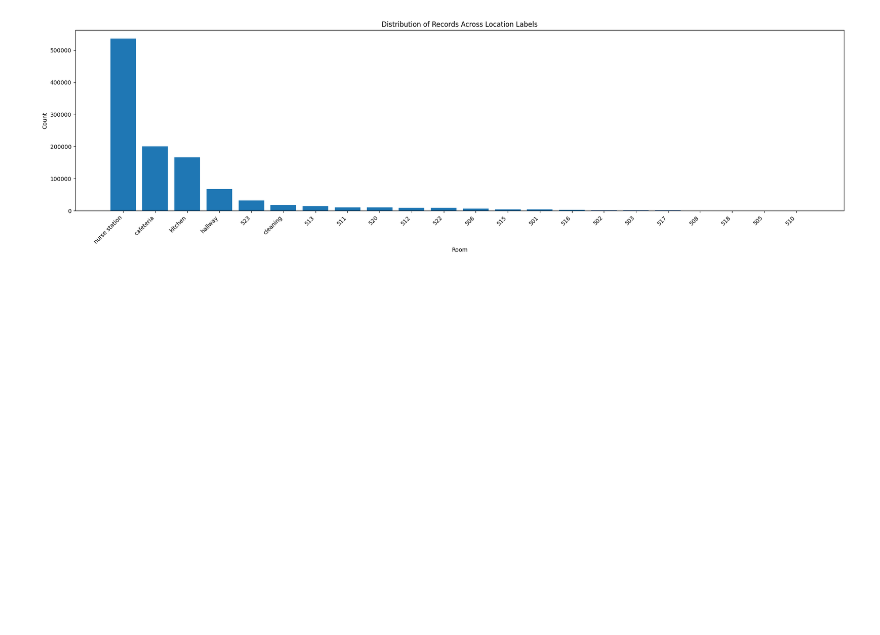
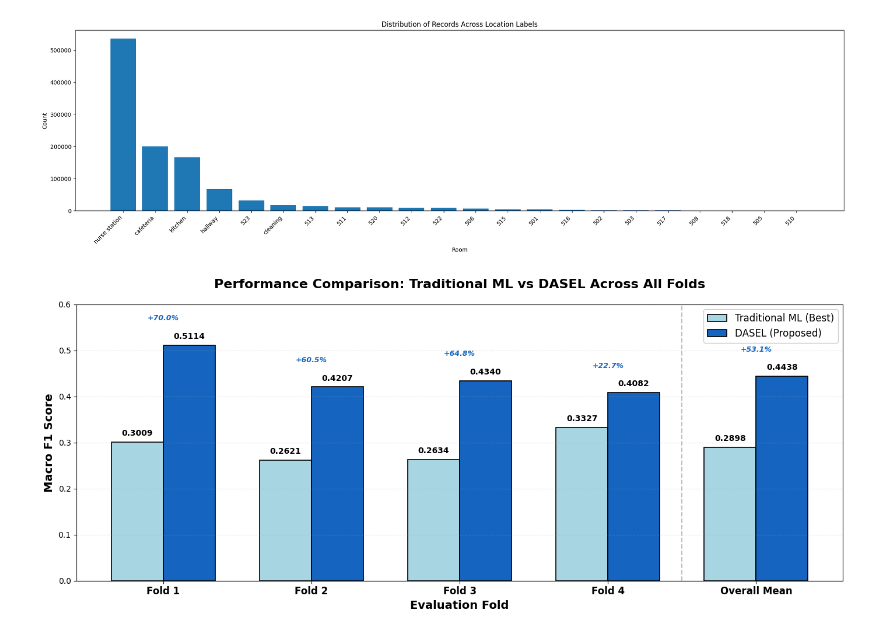
Before and after one commit to minhtrietcancode/abc-challenge-2026-location-classification, a Jupyter notebook: analysis/paper_materials.ipynb, the cells around one changed output. Saved outputs shown, nothing was run; the diff lists cells and outputs as text; code cells hidden in the pictures; blank space fills up the shorter version.

Commit message:
bar chart for abstract of paper

```diff
--- a/analysis/paper_materials.ipynb
+++ b/analysis/paper_materials.ipynb
@@ -245,3 +245,70 @@ plt.tight_layout()
 plt.show()
 # %% [output]
 [figure]
+# %%
+import matplotlib.pyplot as plt
+import numpy as np
+
+# Data from Table III - Variation 1 (best traditional) vs DASEL
+traditional_scores = [0.3009, 0.2621, 0.2634, 0.3327, 0.2898]  # F1-F4 + Mean
+dasel_scores = [0.5114, 0.4207, 0.4340, 0.4082, 0.4438]  # F1-F4 + Mean
+
+# Calculate improvements
+improvements = [((d - t) / t) * 100 for d, t in zip(dasel_scores, traditional_scores)]
+
+# Create figure and axis
+fig, ax = plt.subplots(figsize=(14, 6))
+
+# Define positions for grouped bars
+fold_labels = ['Fold 1', 'Fold 2', 'Fold 3', 'Fold 4', 'Overall Mean']
+x = np.arange(len(fold_labels))
+width = 0.35
+
+# Colors: light blue for traditional, bold/dark blue for DASEL
+color_traditional = '#A8D5E2'  # Light blue
+color_dasel = '#1565C0'  # Bold blue
+
+# Create grouped bars
+bars1 = ax.bar(x - width/2, traditional_scores, width, label='Traditional ML (Best)',
+               color=color_traditional, edgecolor='black', linewidth=1.2)
+bars2 = ax.bar(x + width/2, dasel_scores, width, label='DASEL (Proposed)',
+               color=color_dasel, edgecolor='black', linewidth=1.2)
+
+# Add value labels on top of bars
+for bars in [bars1, bars2]:
+    for bar in bars:
+        height = bar.get_height()
+        ax.text(bar.get_x() + bar.get_width()/2., height + 0.01,
+                f'{height:.4f}',
+                ha='center', va='bottom', fontsize=10, fontweight='bold')
+
+# Add improvement percentages between bars
+for i, (x_pos, improvement) in enumerate(zip(x, improvements)):
+    y_pos = max(traditional_scores[i], dasel_scores[i]) + 0.05
+    ax.text(x_pos, y_pos, f'+{improvement:.1f}%',
+            ha='center', va='bottom', fontsize=9, fontweight='bold',
+            color='#1565C0', style='italic')
+
+# Customize plot
+ax.set_ylabel('Macro F1 Score', fontsize=14, fontweight='bold')
+ax.set_xlabel('Evaluation Fold', fontsize=14, fontweight='bold')
+ax.set_title('Performance Comparison: Traditional ML vs DASEL Across All Folds',
+             fontsize=16, fontweight='bold', pad=20)
+ax.set_xticks(x)
+ax.set_xticklabels(fold_labels, fontsize=12, fontweight='bold')
+ax.set_ylim(0, 0.6)
+ax.legend(loc='upper right', fontsize=12, framealpha=0.9)
+ax.grid(axis='y', alpha=0.3, linestyle='--')
+
+# Add horizontal line at y=0
+ax.axhline(y=0, color='black', linewidth=0.8)
+
+# Add vertical separator before "Overall Mean"
+ax.axvline(x=3.5, color='gray', linestyle='--', linewidth=1.5, alpha=0.5)
+
+# Tight layout
+plt.tight_layout()
+
+plt.show()
+# %% [output]
+[figure, added]
```
